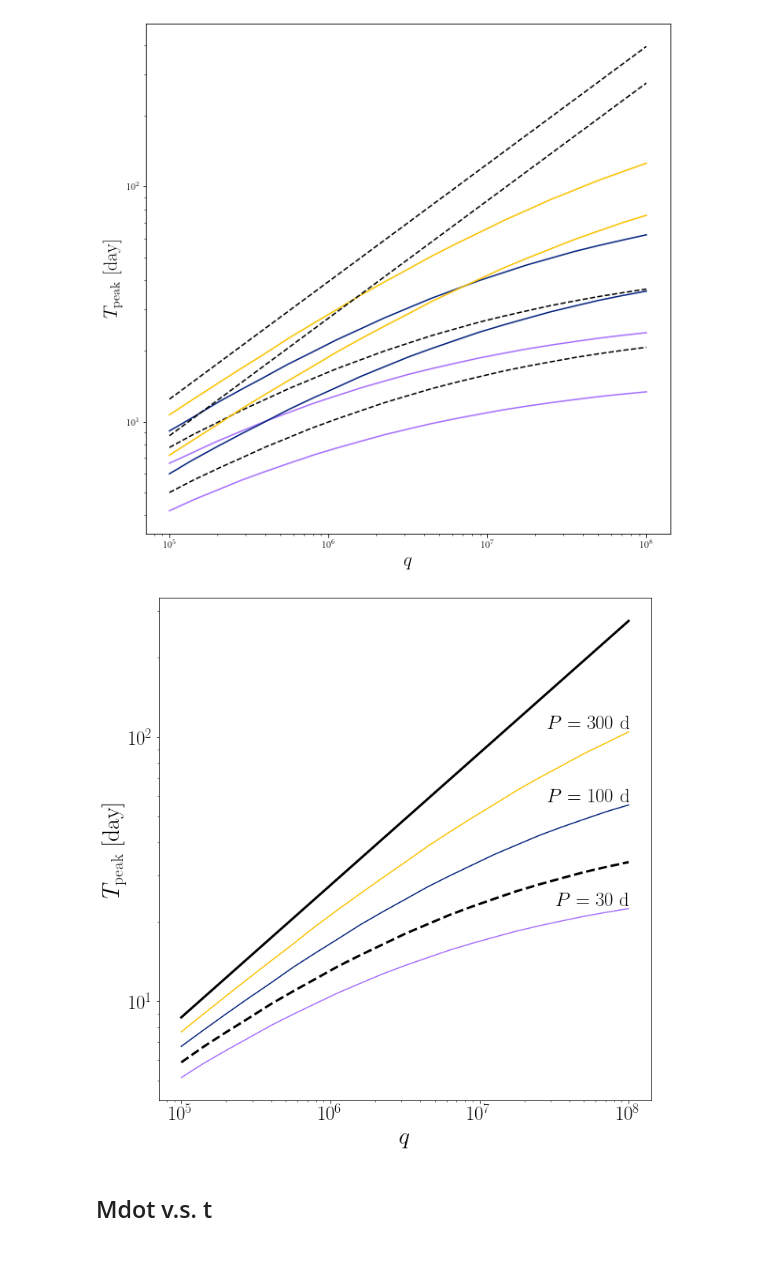
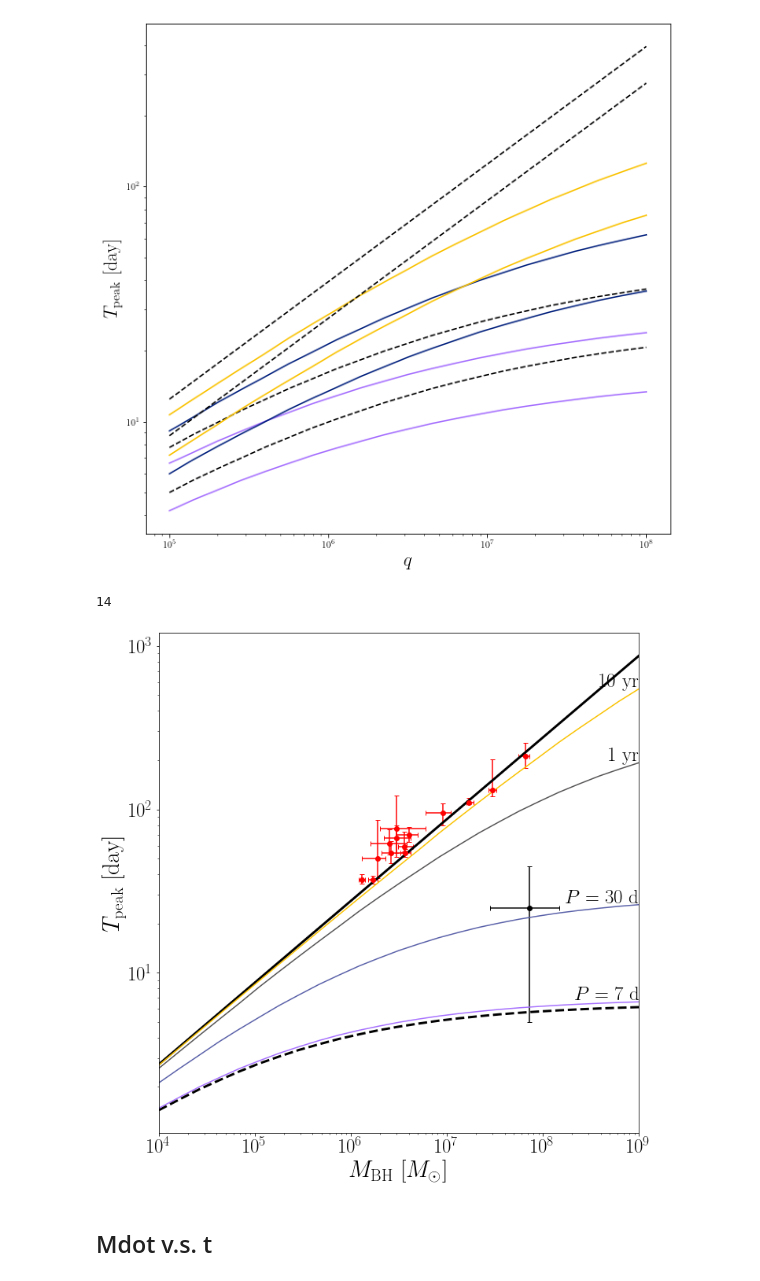
Before and after one commit to slowdivePTG/ASASSN-14ko, a Jupyter notebook: YT_Visualization/Phase Space.ipynb, the cells around one changed output. Saved outputs shown, nothing was run; the diff lists cells and outputs as text; code cells hidden in the pictures.

```diff
--- a/YT_Visualization/Phase Space.ipynb
+++ b/YT_Visualization/Phase Space.ipynb
@@ -103,6 +103,7 @@ Text(0, 0.5, '$T_\\mathrm{peak}\\ \\mathrm{[day]}$')
 [figure]
 # %%
 e_cri_1 = 0.9825
+e_cri_5 = .93166
 # %%
 def P2Ecc(P, M=1 * u.Msun, R=1 * u.Rsun, beta=1):
     return 1 - (4 * np.pi**2 / P**2 / G / M)**(1 / 3) * R / beta
@@ -162,43 +165,80 @@ Text(0.5, 0, '$q$')
+# %%
+#ASASSN14ko
+ASMh = 10**7.86
+ASMheup = 10**(7.86 + 0.31) - ASMh
+ASMhelo = ASMh - 10**(7.86 - 0.41)
+
+AStp = 25
+AStpeup = 20
+AStpelo = 20
 # %%
+M_tpeak = Table.read('M_tpeak.csv')
+print(len(M_tpeak))
+Mherr = np.array([-M_tpeak['Mhe-'], M_tpeak['Mhe+']]) * 1e6
+tperr = np.array([-M_tpeak['tpe-'], M_tpeak['tpe+']])
+
 plt.figure(figsize=(10, 10))
-q_range = np.logspace(5, 8, 21)
+
+plt.errorbar(M_tpeak['Mh'] * 1e6,
+             M_tpeak['tp'],
+             xerr=Mherr,
+             yerr=tperr,
+             fmt='o',
+             capsize=3,
+             color='r')
+
+plt.errorbar(ASMh,
+             AStp,
+             xerr=[[ASMhelo], [ASMheup]],
+             yerr=[[AStpelo], [AStpeup]],
+             fmt='o',
+             capsize=3,
+             color='k')
+
+q_range = np.logspace(4, 9, 25)
 tde0 = [TDE(q=q, file='1.000.dat') for q in q_range]
-plt.loglog(q_range, [tde.Tpeak for tde in tde0],
-           color='k',
-           linewidth=3)
-tde_cri = [TDE(q=q, Ecc=e_cri_1, file='1.000.dat') for q in q_range]
+plt.loglog(q_range, [tde.Tpeak for tde in tde0], color='k', linewidth=3)
+tde_cri = [TDE(q=q, Ecc=e_cri_5, file='1.000.dat') for q in q_range]
 plt.loglog(q_range, [tde.Tpeak for tde in tde_cri],
            color='k',
            linestyle='--',
            linewidth=3)
 
-P_range = np.array([30, 100, 300]) * u.day
+P_range = np.array([7, 30, 365.25, 3652.5]) * u.day
 Ecc = P2Ecc(P_range)
 
-cmap = cm.get_cmap('Haze', 3)
+cmap = cm.get_cmap('Haze', 4)
+
+S = [None, None, '$1\ \mathrm{yr}$', '$10\ \mathrm{yr}$']
 
 for level, ecc in enumerate(Ecc):
     tde_temp = [TDE(q=q, Ecc=ecc, file='1.000.dat') for q in q_range]
     plt.loglog(q_range, [tde.Tpeak for tde in tde_temp], color=cmap(level))
+    if S[level] == None:
+        s = '$P={:.0f}$'.format(P_range[level].v) + '$\ \mathrm{d}$'
+    else:
+        s = S[level]
     plt.text(x=q_range[-1] * 1.03,
              y=tde_temp[-1].Tpeak * 1.03,
-             s='$P={:.0f}$'.format(P_range[level].v) + '$\ \mathrm{d}$',
+             s=s,
              fontsize=25,
              ha='right')
     '''Tpeak_ratio_analyt_temp = (((1 - ecc) / 2 + q_range**(-1 / 3)) /
                                ((1 - ecc) / 2 + q_range[0]**(-1 / 3)))**(-3 /
                                                                          2)
     plt.loglog(q_range,
                tde_temp[0].Tpeak * Tpeak_ratio_analyt_temp,
                color=cmap(level),
                linestyle=':')'''
+plt.xlim(1e4, 1e9)
 plt.ylabel('$T_\mathrm{peak}\ \mathrm{[day]}$', fontsize=30)
-plt.xlabel('$q$', fontsize=30)
+plt.xlabel('$M_\mathrm{BH}\ [M_\odot]$', fontsize=30)
 plt.gca().tick_params(labelsize=25)
 plt.tight_layout()
 plt.savefig('Tp_q.pdf', bbox_inches='tight')
 # %% [output]
+14
-[figure, old version]
+[figure, new version]
 # %% [markdown]
 ## Mdot v.s. t
 # %%
```
Also changed, not shown: parts of 2 cells of this notebook, 1 other file.
